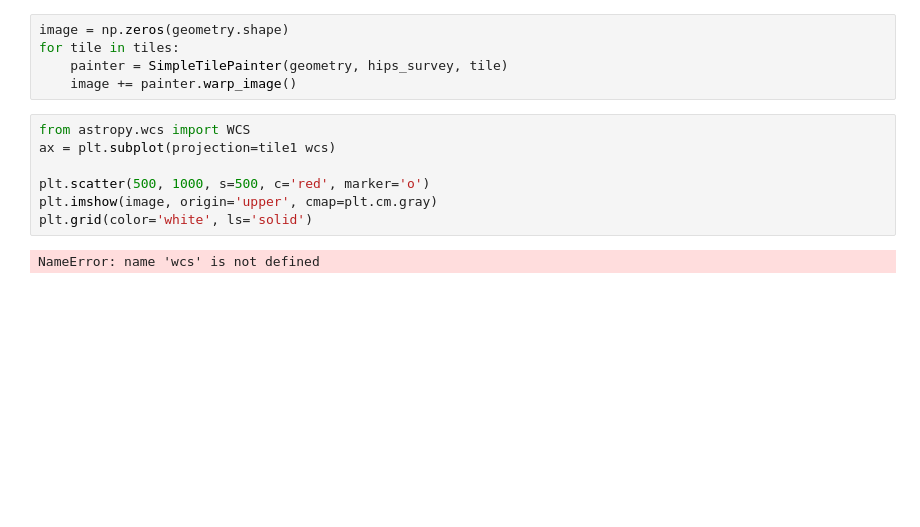
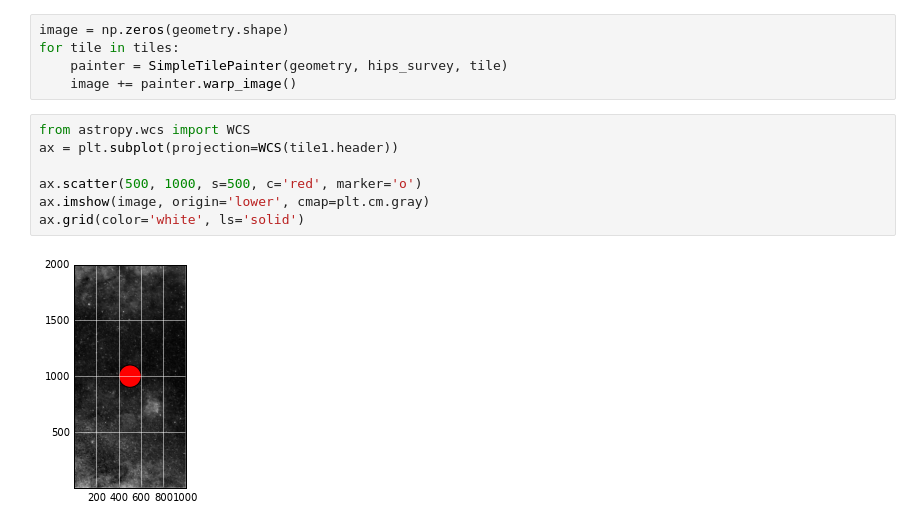
Before and after one commit to adl1995/HIPS-to-Py, a Jupyter notebook: examples/Debugging create_simple classmethod.ipynb, the cells around one changed output. Saved outputs shown, nothing was run; the diff lists cells and outputs as text; blank space fills up the shorter version.

```diff
--- a/examples/Debugging create_simple classmethod.ipynb
+++ b/examples/Debugging create_simple classmethod.ipynb
@@ -620,10 +620,10 @@ for tile in tiles:
     image += painter.warp_image()
 # %%
 from astropy.wcs import WCS
-ax = plt.subplot(projection=tile1 wcs)
+ax = plt.subplot(projection=WCS(tile1.header))
 
-plt.scatter(500, 1000, s=500, c='red', marker='o')
-plt.imshow(image, origin='upper', cmap=plt.cm.gray)
-plt.grid(color='white', ls='solid')
+ax.scatter(500, 1000, s=500, c='red', marker='o')
+ax.imshow(image, origin='lower', cmap=plt.cm.gray)
+ax.grid(color='white', ls='solid')
 # %% [output]
-NameError: name 'wcs' is not defined
+[figure, added]
```
